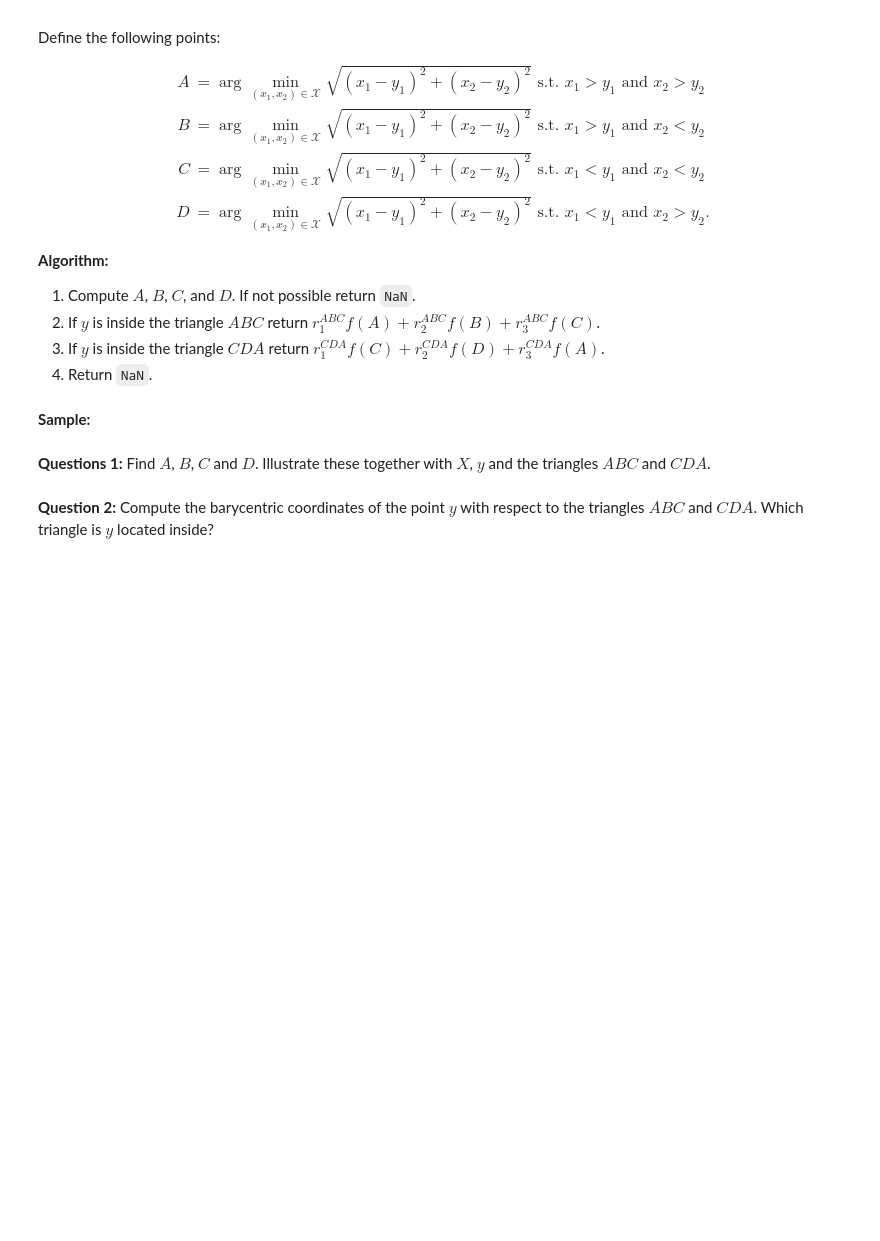
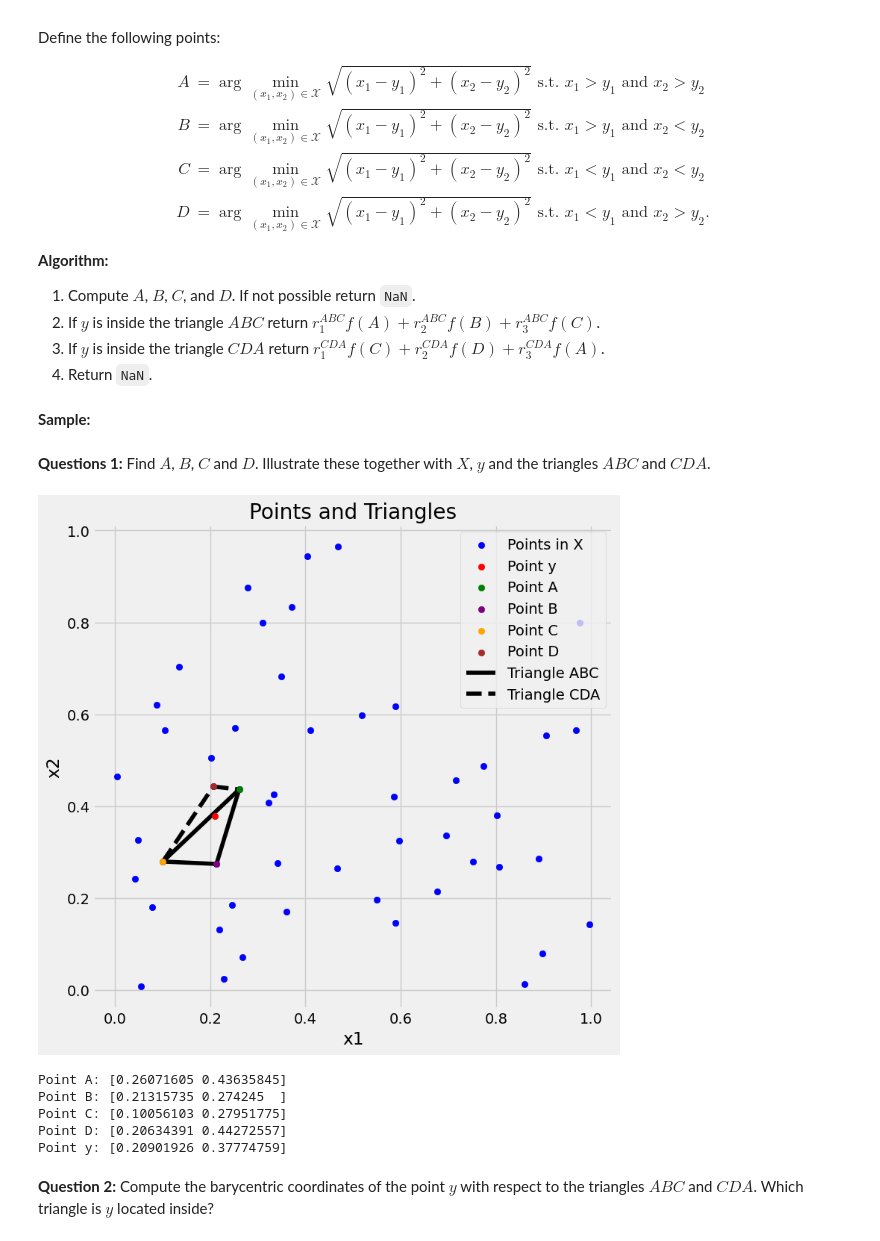
Before and after one commit to NumEconCopenhagen/projects-2024-a-j, a Jupyter notebook: examproject/exam_2024.ipynb, the cells around one changed output. Drawn from its saved outputs; the diff is of its cells as text; code cells hidden in the pictures; blank space fills up the shorter version.

```diff
--- a/examproject/exam_2024.ipynb
+++ b/examproject/exam_2024.ipynb
@@ -520,2 +518,22 @@ y = rng.uniform(size=(2,))
+# %%
+# call the class
+problem3 = exam.Problem3()
+
+problem3.find_points()
+problem3.plot_points_and_triangles()
+
+# Print the points for verification
+print(f"Point A: {problem3.A}")
+print(f"Point B: {problem3.B}")
+print(f"Point C: {problem3.C}")
+print(f"Point D: {problem3.D}")
+print(f"Point y: {problem3.y}")
+# %% [output]
+[figure, added]
+Point A: [0.26071605 0.43635845]
+Point B: [0.21315735 0.274245  ]
+Point C: [0.10056103 0.27951775]
+Point D: [0.20634391 0.44272557]
+Point y: [0.20901926 0.37774759]
 # %% [markdown]
 **Question 2:** Compute the barycentric coordinates of the point $y$ with respect to the triangles $ABC$ and $CDA$. Which triangle is $y$ located inside?
```
Also changed, not shown: parts of 9 cells of this notebook, 2 other files.
